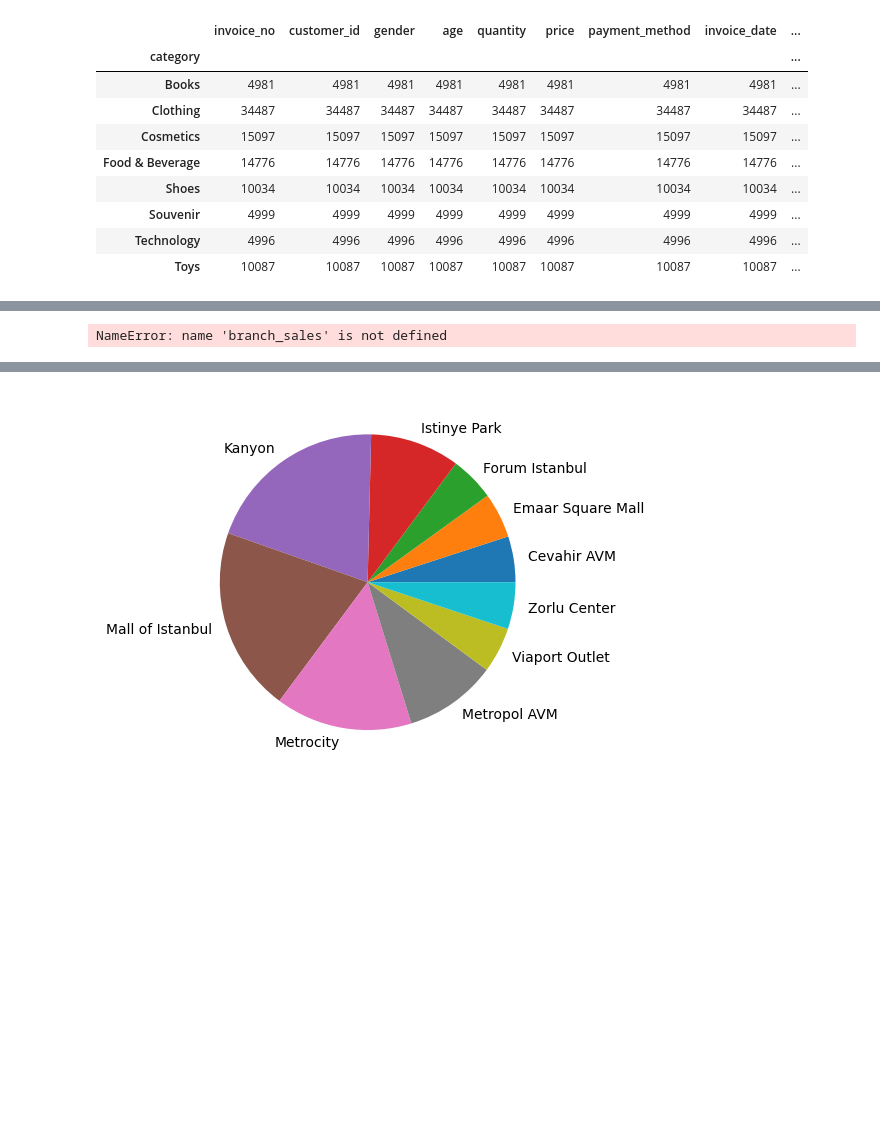
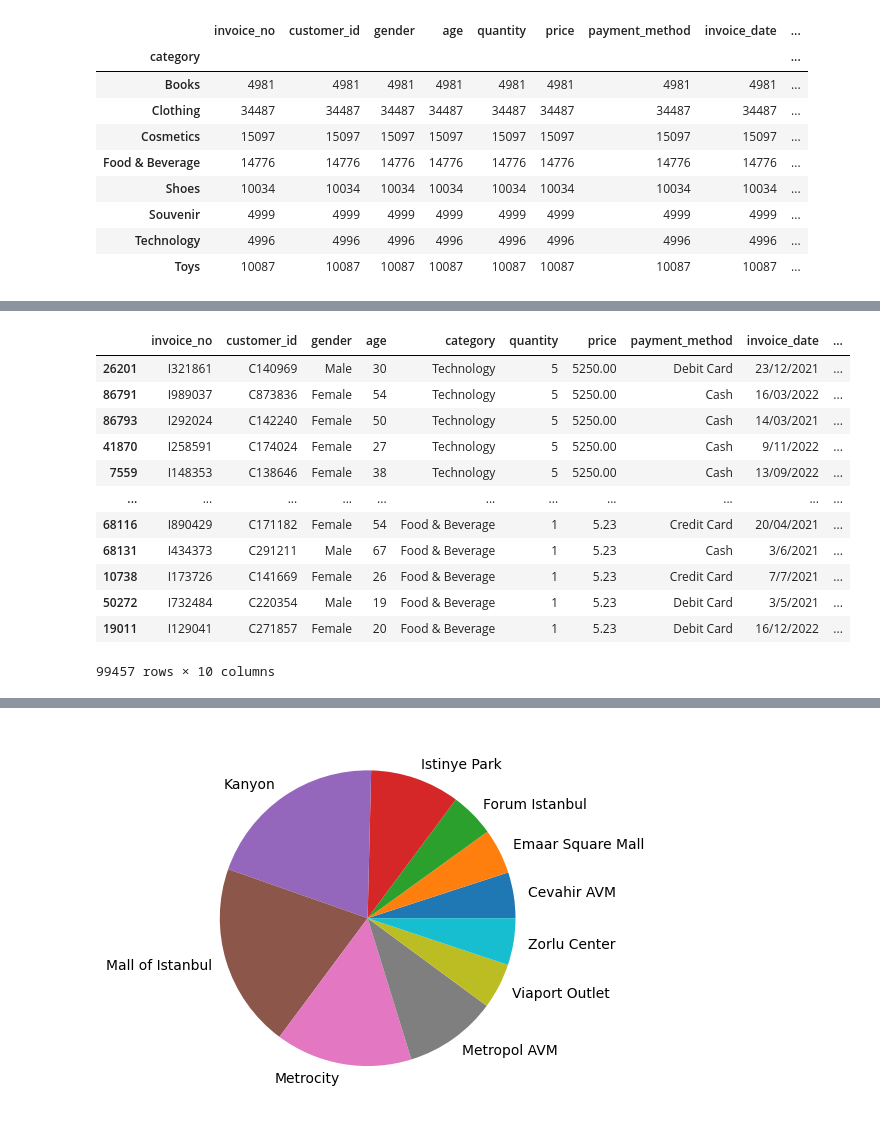
Before and after one commit to tejasjadhav2188/BEAIDS-CODES, a Jupyter notebook: CL1/data modelling and visualization/assignment 6/12. Data_aggregation.ipynb, the cells around one changed output, grey strips where cells are left out. Drawn from its saved outputs; the diff is of its cells as text; code cells hidden in the pictures; blank space fills up the shorter version.

```diff
--- a/CL1/data modelling and visualization/assignment 6/12. Data_aggregation.ipynb
+++ b/CL1/data modelling and visualization/assignment 6/12. Data_aggregation.ipynb
@@ -59,9 +60,21 @@ df.groupby("category").sum()
 # %%
 #to get the top performing branches
 
-branch_sales.sort_values(by = "price", ascending = False)
+df.sort_values(by = "price", ascending = False)
 # %% [output]
+|  | invoice_no | customer_id | gender | age | category | quantity | price | payment_method | invoice_date | ... |
+| 26201 | I321861 | C140969 | Male | 30 | Technology | 5 | 5250.00 | Debit Card | 23/12/2021 | ... |
+| 86791 | I989037 | C873836 | Female | 54 | Technology | 5 | 5250.00 | Cash | 16/03/2022 | ... |
+| 86793 | I292024 | C142240 | Female | 50 | Technology | 5 | 5250.00 | Cash | 14/03/2021 | ... |
+| 41870 | I258591 | C174024 | Female | 27 | Technology | 5 | 5250.00 | Cash | 9/11/2022 | ... |
+| 7559 | I148353 | C138646 | Female | 38 | Technology | 5 | 5250.00 | Cash | 13/09/2022 | ... |
+| ... | ... | ... | ... | ... | ... | ... | ... | ... | ... | ... |
+| 68116 | I890429 | C171182 | Female | 54 | Food & Beverage | 1 | 5.23 | Credit Card | 20/04/2021 | ... |
+| 68131 | I434373 | C291211 | Male | 67 | Food & Beverage | 1 | 5.23 | Cash | 3/6/2021 | ... |
+| 10738 | I173726 | C141669 | Female | 26 | Food & Beverage | 1 | 5.23 | Credit Card | 7/7/2021 | ... |
+| 50272 | I732484 | C220354 | Male | 19 | Food & Beverage | 1 | 5.23 | Debit Card | 3/5/2021 | ... |
+| 19011 | I129041 | C271857 | Female | 20 | Food & Beverage | 1 | 5.23 | Debit Card | 16/12/2022 | ... |
-NameError: name 'branch_sales' is not defined
+99457 rows × 10 columns
 # %%
 
 # to get the top selling categories
```
Also changed, not shown: parts of 6 cells of this notebook.
